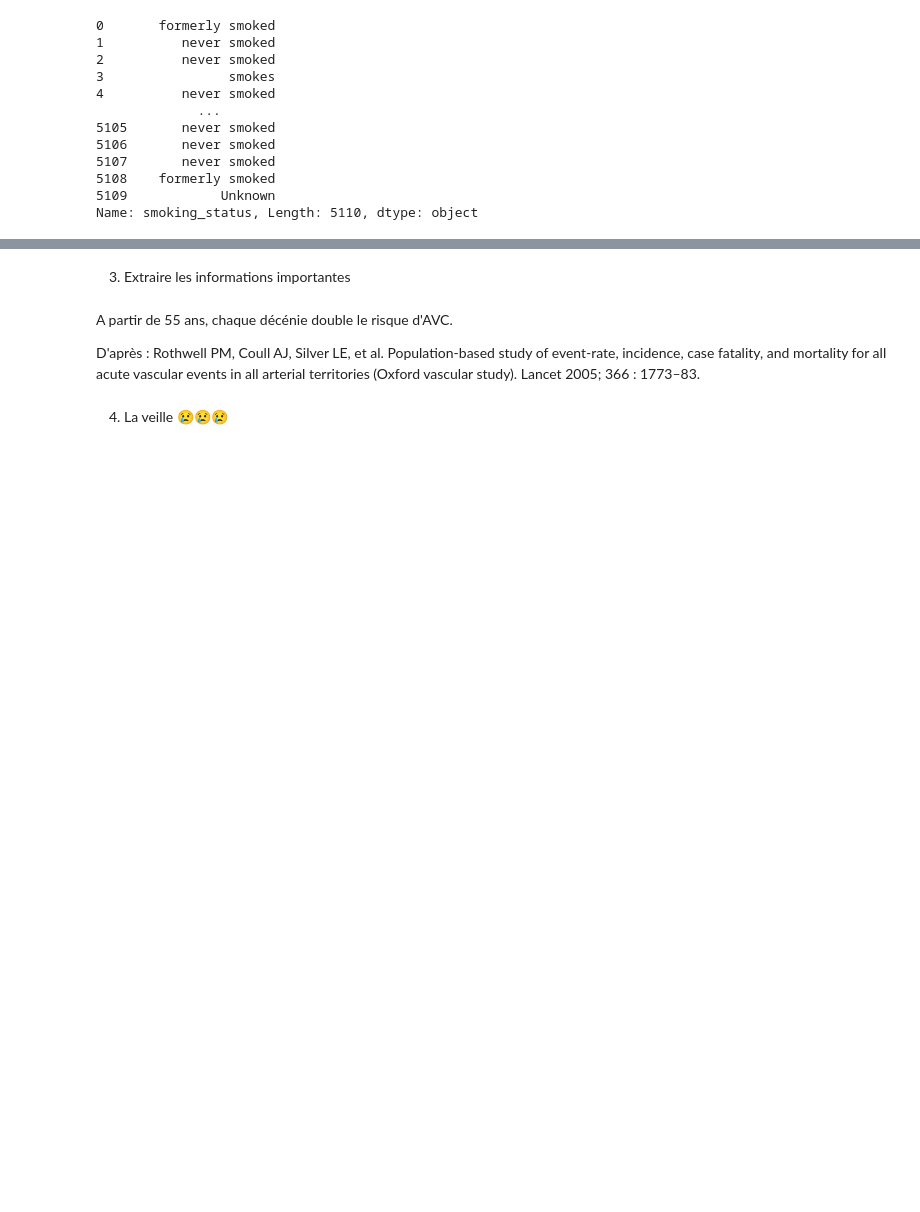
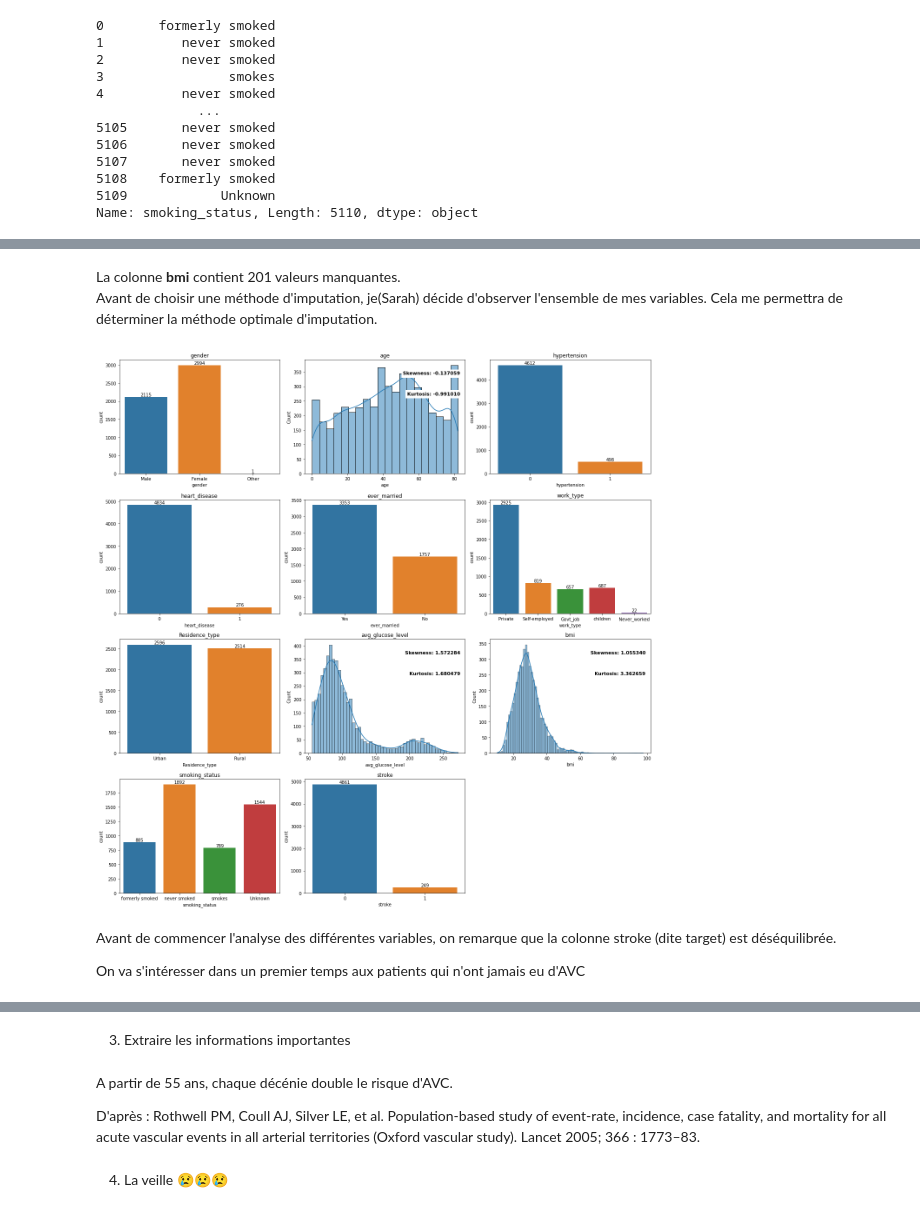
Before and after one commit to julienRactM/stroke-alert, a Jupyter notebook: main_notebook.ipynb, the cells around one changed output, grey strips where cells are left out. Drawn from its saved outputs; the diff is of its cells as text; code cells hidden in the pictures; blank space fills up the shorter version.

Commit message:
[Update] Amélioration du notebook principal en vu d'une présentation l'utilisant comme support

```diff
--- a/main_notebook.ipynb
+++ b/main_notebook.ipynb
@@ -96,0 +156,47 @@ sns.heatmap(round(corr_map_df.corr(),2), cmap = "RdBu", annot = True, annot_kws
+# %% [markdown]
+La colonne **bmi** contient 201 valeurs manquantes.
+Avant de choisir une méthode d'imputation, je(Sarah) décide d'observer l'ensemble de mes variables. Cela me permettra de déterminer la méthode optimale d'imputation.
+# %%
+# Sélection des colonnes à visualiser
+columns = df.columns[1:]
+
+# Création de sous-plots avec 3 lignes et 3 colonnes
+fig, axes = plt.subplots(nrows=4, ncols=3, figsize=(18, 18))
+
+# Boucle pour créer des graphiques
+for i, column in enumerate(columns):
+    row = i // 3
+    col = i % 3
+
+    if df[column].dtype == 'object' or df[column].dtype=='int64':
+        # Pour les variables catégorielles
+        sns.countplot(x=column, data=df, ax=axes[row, col])
+        axes[row, col].bar_label(axes[row, col].containers[0])
+        axes[row, col].set_title(f'{column}')
+    else:
+        # Pour les variables continues
+        sns.histplot(x=column, data=df, kde=True, ax=axes[row, col])
+        axes[row, col].set_title(f'{column}')
+        # Ajout des informations de skewness et kurtosis
+        skewness = df[column].skew()
+        kurt = df[column].kurt()
+        if not pd.isnull(skewness) and not pd.isnull(kurt):
+            axes[row, col].text(x=0.97, y=0.90, transform=axes[row, col].transAxes,
+                                s="Skewness: %f" % skewness,
+                                fontweight='demibold', fontsize=11, verticalalignment='top',
+                                horizontalalignment='right', backgroundcolor='white')
+            axes[row, col].text(x=0.97, y=0.70, transform=axes[row, col].transAxes,
+                                s="Kurtosis: %f" % kurt,
+                                fontweight='demibold', fontsize=11, verticalalignment='center',
+                                horizontalalignment='right', backgroundcolor='white')
+
+# Ajustement de l'espacement entre les sous-plots
+fig.delaxes(axes[3,2])
+plt.tight_layout()
+plt.show()
+# %% [output]
+[figure, added]
+# %% [markdown]
+Avant de commencer l'analyse des différentes variables, on remarque que la colonne stroke (dite target) est déséquilibrée.
+
+On va s'intéresser dans un premier temps aux patients qui n'ont jamais eu d'AVC
```
Also changed, not shown: parts of 33 cells of this notebook, 2 other files.
